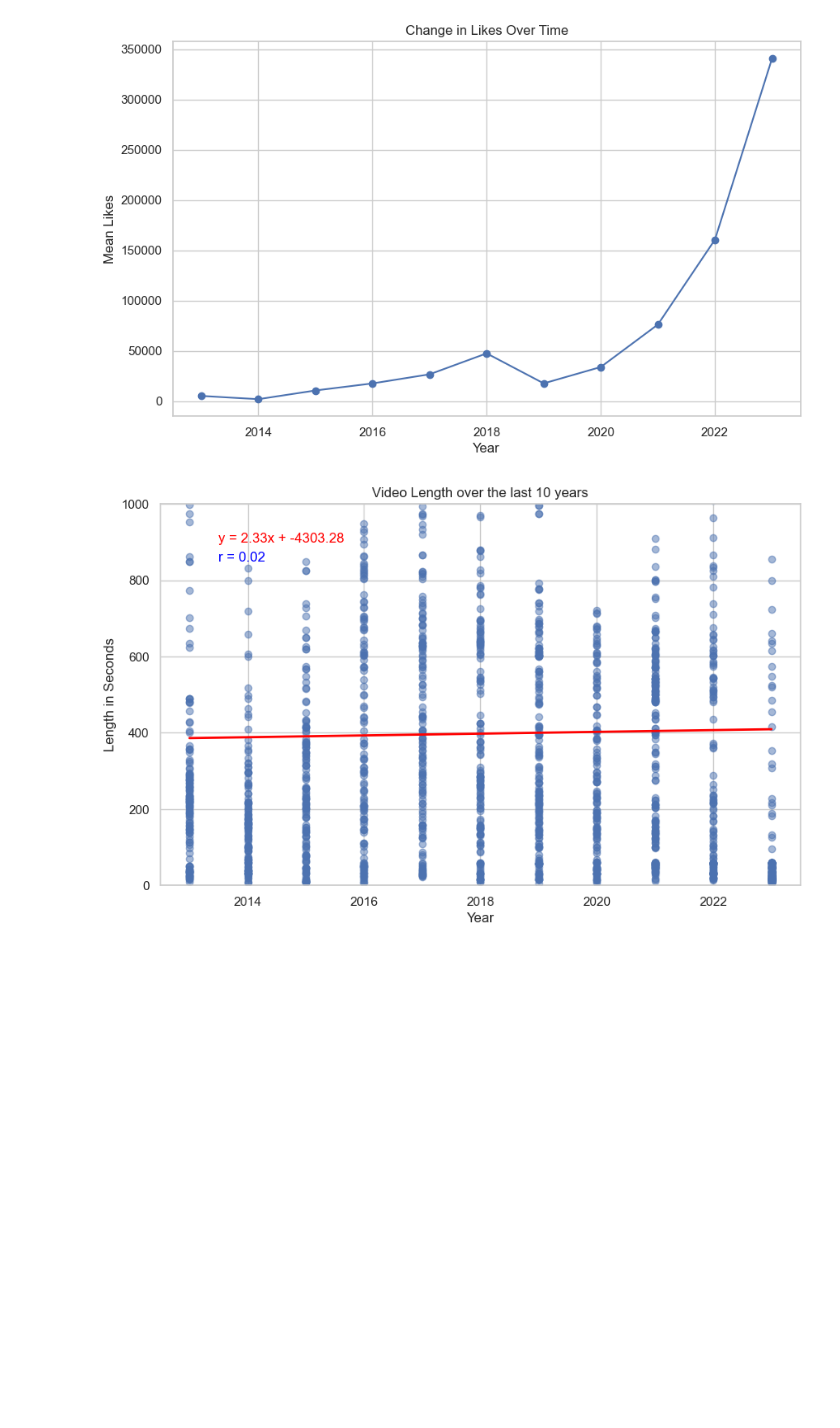
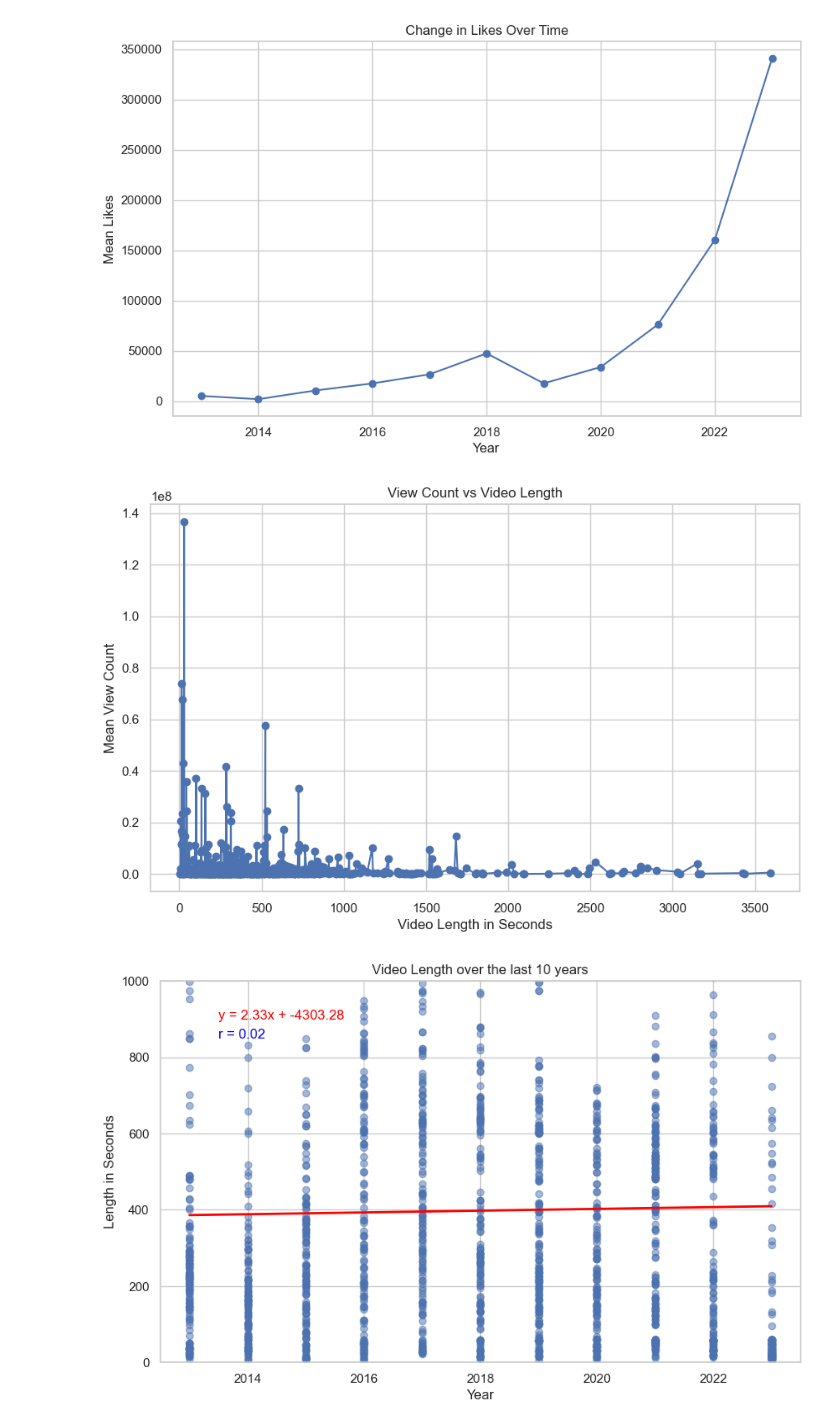
Before and after one commit to C-Duke0/Project-one, a Jupyter notebook: Data_with_likes/Data_sorting.ipynb, the cells around one changed output. Saved outputs shown, nothing was run; the diff lists cells and outputs as text; code cells hidden in the pictures; blank space fills up the shorter version.

```diff
--- a/Data_with_likes/Data_sorting.ipynb
+++ b/Data_with_likes/Data_sorting.ipynb
@@ -245,17 +245,19 @@ plt.show()
 # %%
 # Calculate the mean video length per year
 mean_length_per_year = data_df_length.groupby('Length (s)')['View Count'].mean()
 
 # Plot the line graph of change in video length over time
 plt.figure(figsize=(10, 6))
 plt.plot(mean_length_per_year.index, mean_length_per_year.values, marker='o')
 
 # Add labels and title
-plt.xlabel('Year')
-plt.ylabel('Mean Video Length (s)')
-plt.title('Change in Video Length Over Time')
+plt.xlabel('Video Length in Seconds')
+plt.ylabel('Mean View Count')
+plt.title('View Count vs Video Length')
 
 # Show the plot
 plt.show()
+# %% [output]
+[figure, added]
 # %%
 import numpy as np
```
Also changed, not shown: parts of 3 cells of this notebook.
